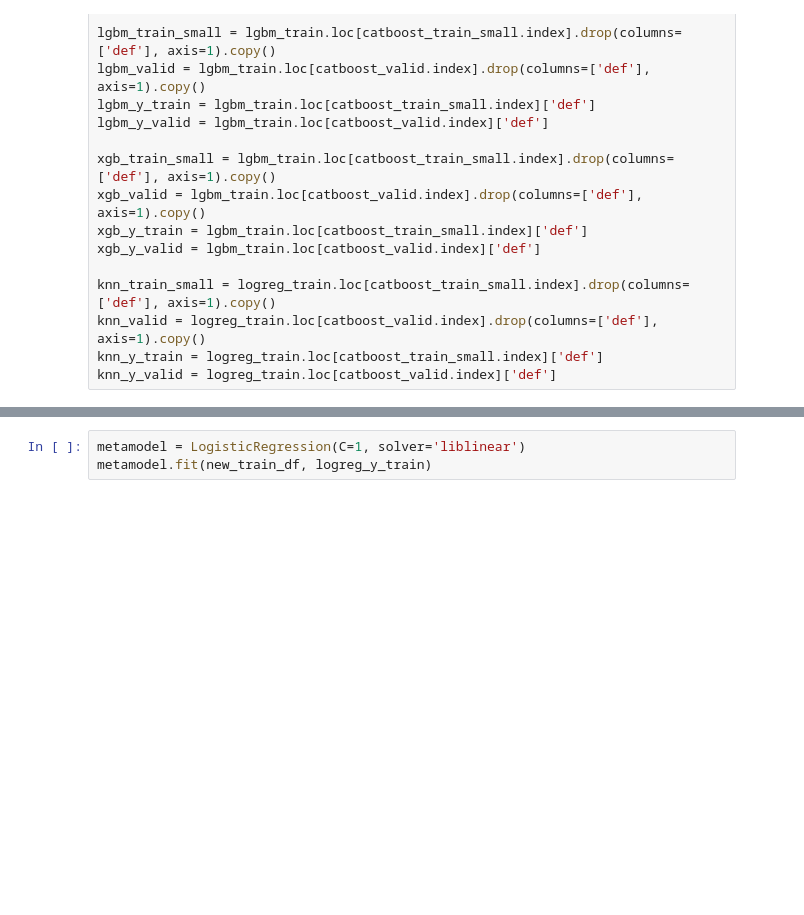
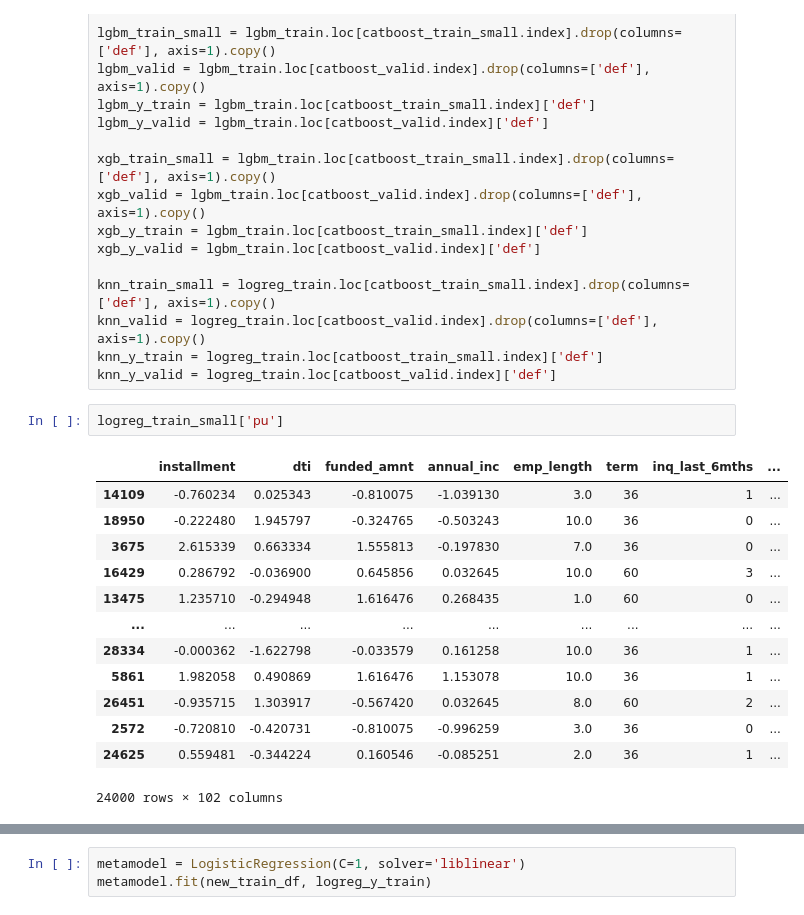
Before and after one commit to kozlowladimir/sber_nsu_hackaton, a Jupyter notebook: stacking and blending.ipynb, the cells around one changed output, grey strips where cells are left out. Saved outputs shown, nothing was run; the diff lists cells and outputs as text; blank space fills up the shorter version.

```diff
--- a/stacking and blending.ipynb
+++ b/stacking and blending.ipynb
@@ -335,6 +376,22 @@ knn_train_small = logreg_train.loc[catboost_train_small.index].drop(columns=['de
 knn_valid = logreg_train.loc[catboost_valid.index].drop(columns=['def'], axis=1).copy()
 knn_y_train = logreg_train.loc[catboost_train_small.index]['def']
 knn_y_valid = logreg_train.loc[catboost_valid.index]['def']
+# %%
+logreg_train_small['pu']
+# %% [output]
+|  | installment | dti | funded_amnt | annual_inc | emp_length | term | inq_last_6mths | ... |
+| 14109 | -0.760234 | 0.025343 | -0.810075 | -1.039130 | 3.0 | 36 | 1 | ... |
+| 18950 | -0.222480 | 1.945797 | -0.324765 | -0.503243 | 10.0 | 36 | 0 | ... |
+| 3675 | 2.615339 | 0.663334 | 1.555813 | -0.197830 | 7.0 | 36 | 0 | ... |
+| 16429 | 0.286792 | -0.036900 | 0.645856 | 0.032645 | 10.0 | 60 | 3 | ... |
+| 13475 | 1.235710 | -0.294948 | 1.616476 | 0.268435 | 1.0 | 60 | 0 | ... |
+| ... | ... | ... | ... | ... | ... | ... | ... | ... |
+| 28334 | -0.000362 | -1.622798 | -0.033579 | 0.161258 | 10.0 | 36 | 1 | ... |
+| 5861 | 1.982058 | 0.490869 | 1.616476 | 1.153078 | 10.0 | 36 | 1 | ... |
+| 26451 | -0.935715 | 1.303917 | -0.567420 | 0.032645 | 8.0 | 60 | 2 | ... |
+| 2572 | -0.720810 | -0.420731 | -0.810075 | -0.996259 | 3.0 | 36 | 0 | ... |
+| 24625 | 0.559481 | -0.344224 | 0.160546 | -0.085251 | 2.0 | 36 | 1 | ... |
+24000 rows × 102 columns
 # %%
 skf = StratifiedKFold(n_splits=5, random_state=18, shuffle=True)
 cb_scores, cb_result, cb_oof_result = do_cv(
```
Also changed, not shown: parts of 24 cells of this notebook, 1 other file.
